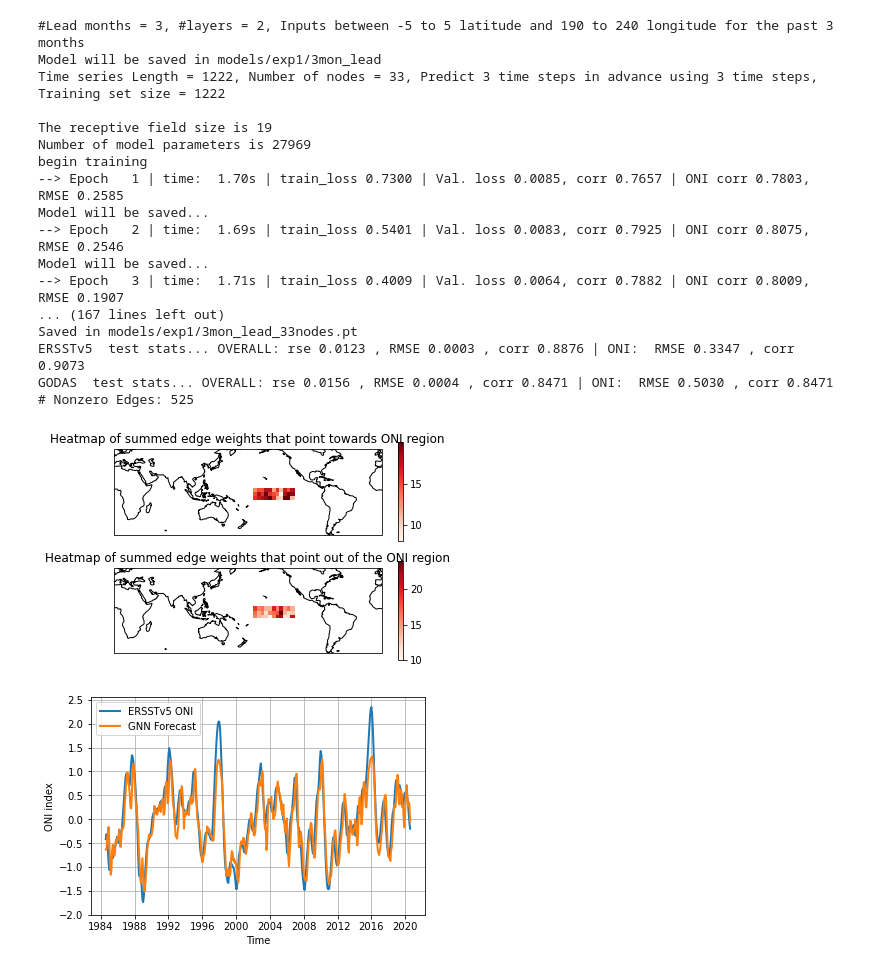
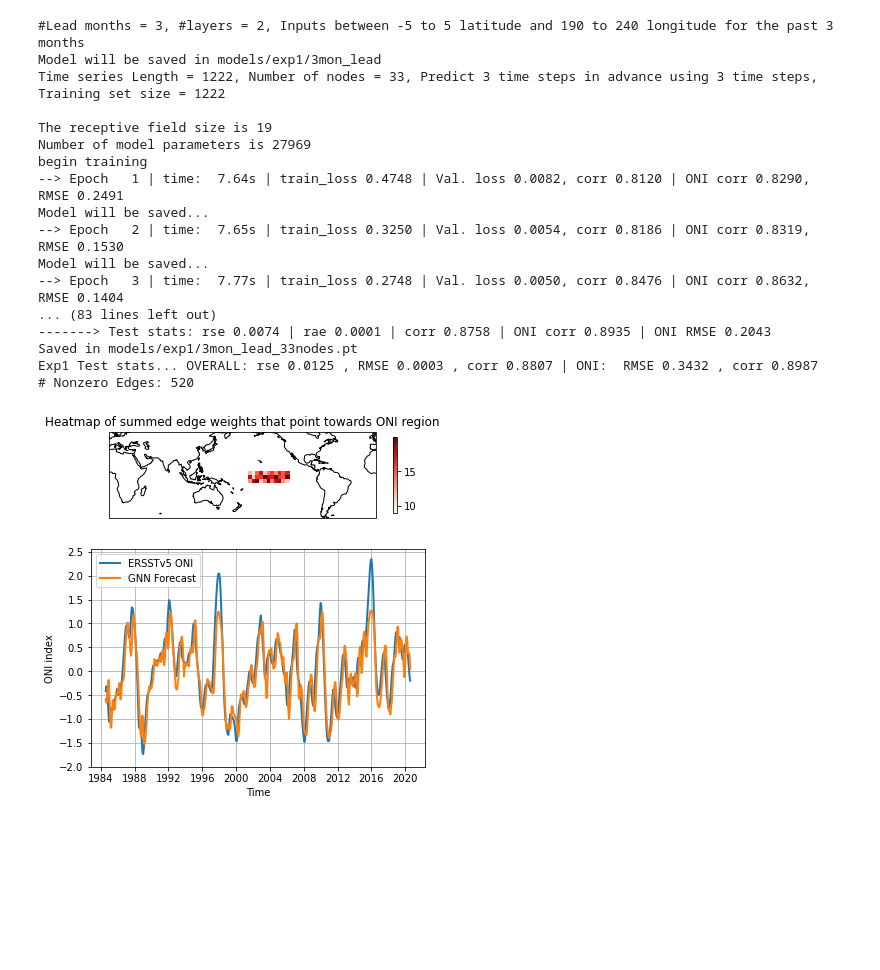
Before and after one commit to salvaRC/ProjectX_ENSO_GNN, a Jupyter notebook: experiment1.ipynb, the cells around one changed output. Saved outputs shown, nothing was run; the diff lists cells and outputs as text; code cells hidden in the pictures; blank space fills up the shorter version.

```diff
--- a/experiment1.ipynb
+++ b/experiment1.ipynb
@@ -43,25 +43,18 @@ def train_exp1(args, reader):
     print("Model will be saved in", args.save)
     main(args, adj=None, train_dates=train_dates, val_dates=val_dates, test_dates=test_dates)  # learn edges
 # %%
-def eval_model(args, test_set="ERSSTv5"):
+def eval_model(args):
     model = torch.load(args.save)
     model.eval()
 
     evaluateL2 = nn.MSELoss().to(args.device)
     evaluateL1 = nn.L1Loss().to(args.device)
 
-    Data = IndexLoader(args, test_set=test_set, start_date="1984-01", end_date="2020-08", data_dir=data_dir)
-    if test_set == "ERSSTv5":
-        test_acc, test_rae, test_corr, oni_test_stats, preds, Ytrue = evaluate(Data, Data.test[0], Data.test[1],
+    Data = IndexLoader(args, test_set="ERSSTv5", start_date="1984-01", end_date="2020-08", data_dir=data_dir)
+    test_acc, test_rae, test_corr, oni_test_stats, preds, Ytrue = evaluate(Data, Data.test[0], Data.test[1],
                                                                                model, evaluateL2, evaluateL1, args,
                                                                                return_oni_preds=True)
-    else:
-        test_acc, test_rae, test_corr, oni_test_stats, preds, Ytrue = evaluate_index(Data, Data.test[0], Data.test[1],
-                                                                                     model, evaluateL2, evaluateL1,
-                                                                                     args,
-                                                                                     return_oni_preds=True)
-
-    print(test_set, " test stats... OVERALL: rse {:5.4f} , RMSE {:5.4f} , corr {:5.4f}"
+    print("Exp1 Test stats... OVERALL: rse {:5.4f} , RMSE {:5.4f} , corr {:5.4f}"
                     " | ONI:  RMSE {:5.4f} , corr {:5.4f}"
           .format(test_acc, test_rae, test_corr, oni_test_stats["RMSE"], oni_test_stats["Corrcoef"]))
     return preds, Ytrue, Data.semantic_time_steps
@@ -75,12 +68,11 @@ def train_and_eval(args):
     train_exp1(args, reader=reader)
 
     # Eval test scores
-    preds, Y, time_axis = eval_model(args, "ERSSTv5")
-    _, _, _ = eval_model(args, "GODAS")
+    preds, Y, time_axis = eval_model(args)
 
     # Plot learned edges
     heatmap_of_edges(file_path=args.save, args=args, reader=reader, index=args.index, min_weight=1e-4,
-                     data_dir=args.data_dir)
+                     data_dir=args.data_dir, only_towards_oni_region=True)
 
     # PLot ONI timeseries
     oni_preds, oni_Y = preds.mean(axis=1), Y.mean(axis=1)
@@ -114,25 +106,25 @@ GODAS  test stats... OVERALL: rse 0.0162 , RMSE 0.0007 , corr 0.9706 | ONI:  RMS
 # %%
 args.horizon = 3
-args.epochs = 100
+args.epochs = 50
 args.save = model_dir + "3mon_lead"
 train_and_eval(args)
 # %% [output]
 #Lead months = 3, #layers = 2, Inputs between -5 to 5 latitude and 190 to 240 longitude for the past 3 months
 Model will be saved in models/exp1/3mon_lead
 Time series Length = 1222, Number of nodes = 33, Predict 3 time steps in advance using 3 time steps, Training set size = 1222
 
 The receptive field size is 19
 Number of model parameters is 27969
 begin training
---> Epoch   1 | time:  1.70s | train_loss 0.7300 | Val. loss 0.0085, corr 0.7657 | ONI corr 0.7803, RMSE 0.2585
+--> Epoch   1 | time:  7.64s | train_loss 0.4748 | Val. loss 0.0082, corr 0.8120 | ONI corr 0.8290, RMSE 0.2491
 Model will be saved...
---> Epoch   2 | time:  1.69s | train_loss 0.5401 | Val. loss 0.0083, corr 0.7925 | ONI corr 0.8075, RMSE 0.2546
+--> Epoch   2 | time:  7.65s | train_loss 0.3250 | Val. loss 0.0054, corr 0.8186 | ONI corr 0.8319, RMSE 0.1530
 Model will be saved...
---> Epoch   3 | time:  1.71s | train_loss 0.4009 | Val. loss 0.0064, corr 0.7882 | ONI corr 0.8009, RMSE 0.1907
-... (167 lines left out)
+--> Epoch   3 | time:  7.77s | train_loss 0.2748 | Val. loss 0.0050, corr 0.8476 | ONI corr 0.8632, RMSE 0.1404
+... (83 lines left out)
+-------> Test stats: rse 0.0074 | rae 0.0001 | corr 0.8758 | ONI corr 0.8935 | ONI RMSE 0.2043
 Saved in models/exp1/3mon_lead_33nodes.pt
-ERSSTv5  test stats... OVERALL: rse 0.0123 , RMSE 0.0003 , corr 0.8876 | ONI:  RMSE 0.3347 , corr 0.9073
-GODAS  test stats... OVERALL: rse 0.0156 , RMSE 0.0004 , corr 0.8471 | ONI:  RMSE 0.5030 , corr 0.8471
-# Nonzero Edges: 525
+Exp1 Test stats... OVERALL: rse 0.0125 , RMSE 0.0003 , corr 0.8807 | ONI:  RMSE 0.3432 , corr 0.8987
+# Nonzero Edges: 520
-[figure, old version]
+[figure, new version]
-[figure, old version]
+[figure, new version]
```
Also changed, not shown: parts of 4 cells of this notebook, 1 other file.
